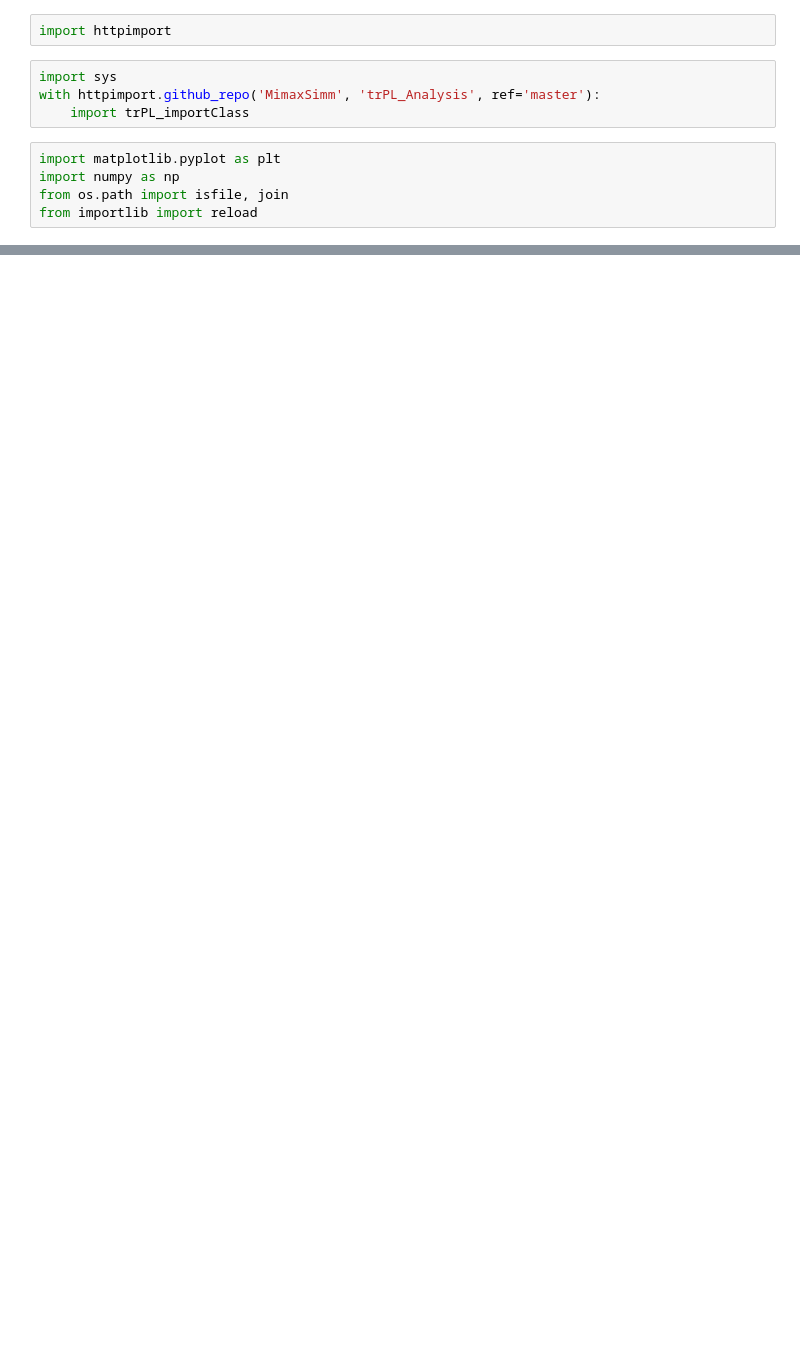
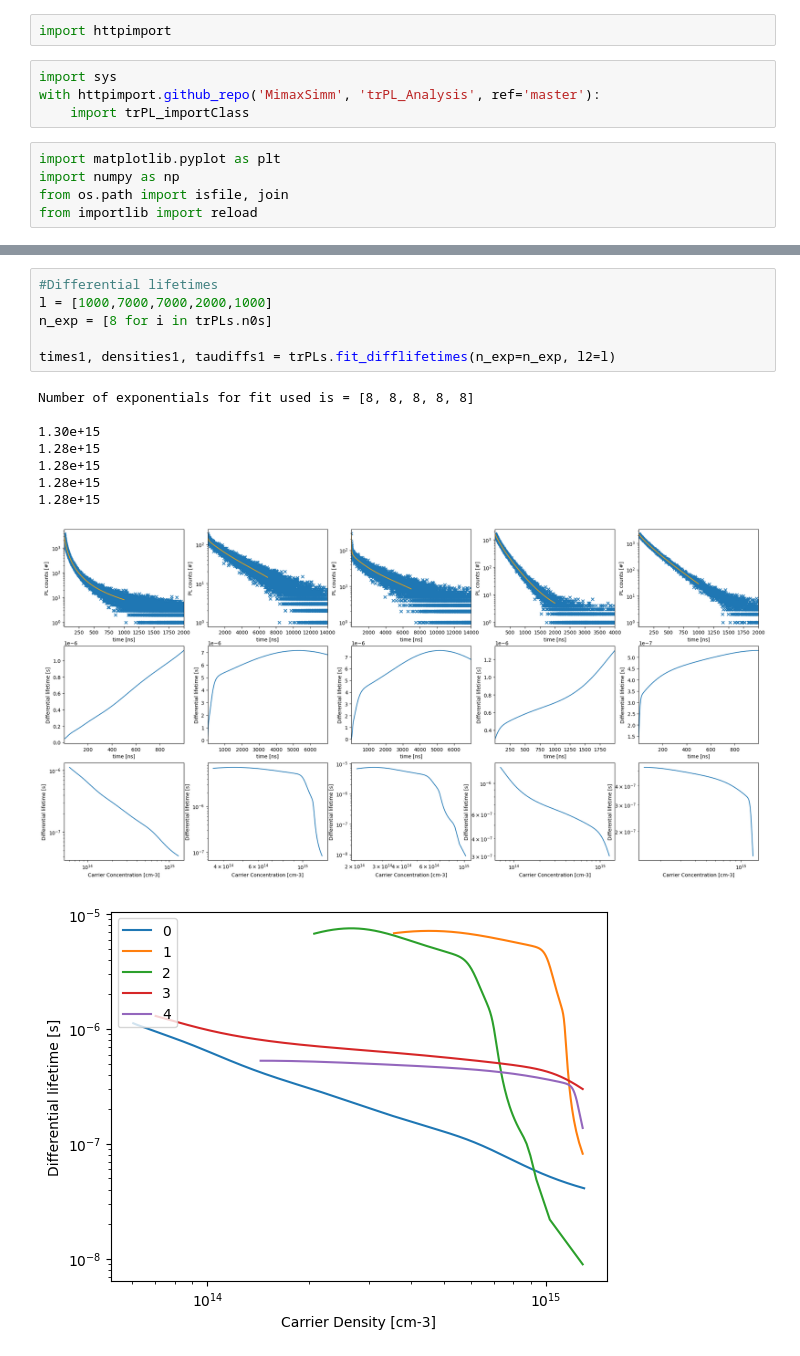
Before and after one commit to MimaxSimm/trPL_Analysis, a Jupyter notebook: TRPL_Template.ipynb, the cells around one changed output, grey strips where cells are left out. Cells and saved outputs as stored; diff of their text form; blank space fills up the shorter version.

```diff
--- a/TRPL_Template.ipynb
+++ b/TRPL_Template.ipynb
@@ -84,2 +99,18 @@ for a in ax:
+# %%
+#Differential lifetimes
+l = [1000,7000,7000,2000,1000]
+n_exp = [8 for i in trPLs.n0s]
+
+times1, densities1, taudiffs1 = trPLs.fit_difflifetimes(n_exp=n_exp, l2=l)
+# %% [output]
+Number of exponentials for fit used is = [8, 8, 8, 8, 8]
+
+1.30e+15
+1.28e+15
+1.28e+15
+1.28e+15
+1.28e+15
+[figure, added]
+[figure, added]
 # %%
 #Differential lifetimes
```
Also changed, not shown: parts of 12 cells of this notebook.
